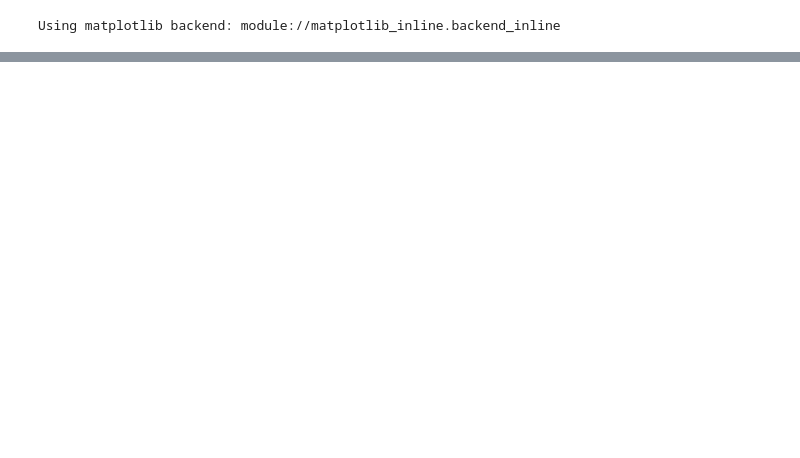
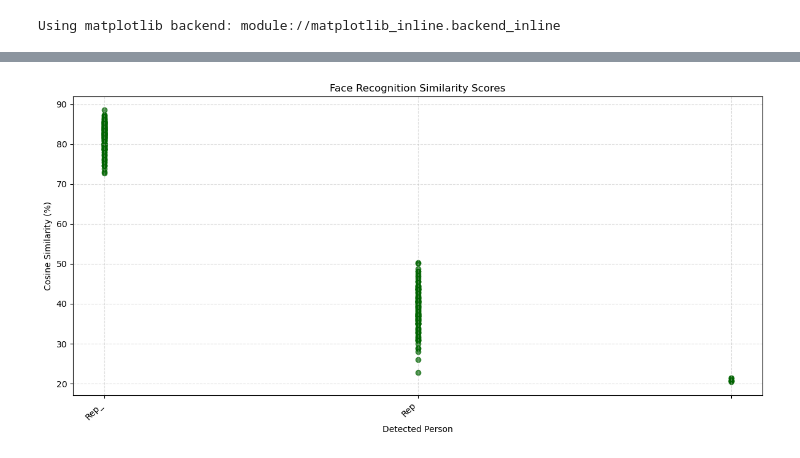
Before and after one commit to mikailkasimov/youtube-crawler, a Jupyter notebook: _.ipynb, the cells around one changed output, grey strips where cells are left out. Cells and saved outputs as stored; diff of their text form; code cells hidden in the pictures; blank space fills up the shorter version.

```diff
--- a/_.ipynb
+++ b/_.ipynb
@@ -242,0 +169,4 @@ plot_similarity_from_labels(labels, centroid_key)
+# %%
+plot_similarity_from_labels(all_labels[2], label_map)
+# %% [output]
+[figure, added]
```
Also changed, not shown: parts of 10 cells of this notebook, 1 other file.
